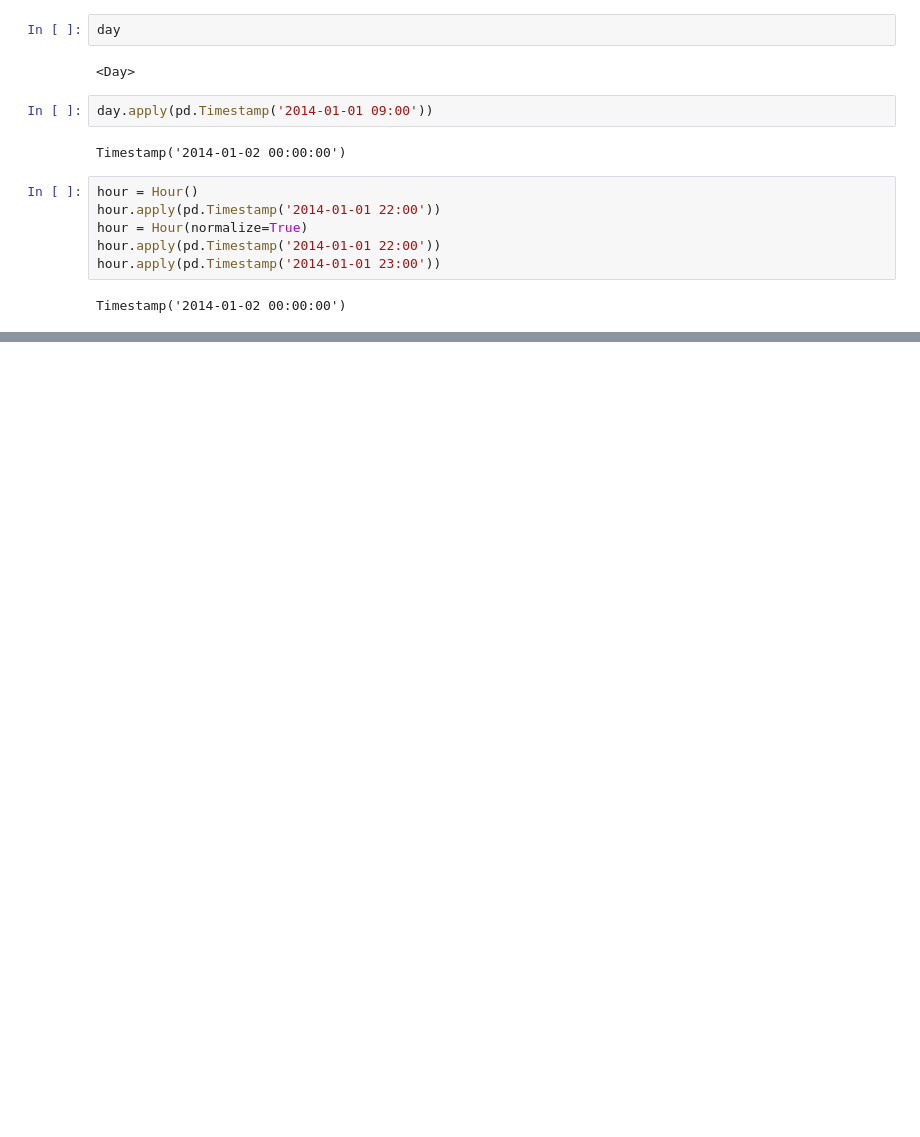
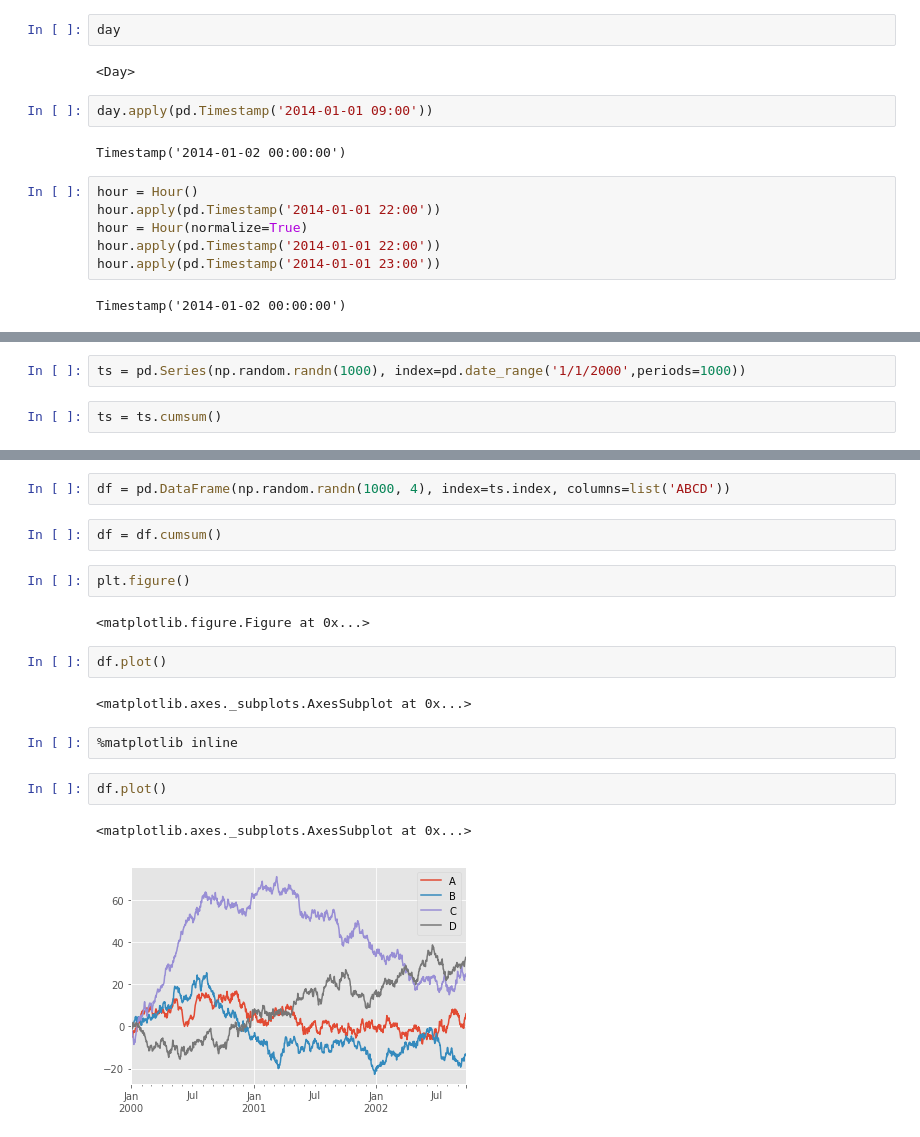
Before and after one commit to miaowjf/MyRepo, a Jupyter notebook: 学习笔记/Pandas/Untitled1.ipynb, the cells around one changed output, grey strips where cells are left out. Saved outputs shown, nothing was run; the diff lists cells and outputs as text; blank space fills up the shorter version.

```diff
--- a/学习笔记/Pandas/Untitled1.ipynb
+++ b/学习笔记/Pandas/Untitled1.ipynb
@@ -245,0 +311,4 @@ Timestamp('2014-01-02 00:00:00')
+# %%
+ts = pd.Series(np.random.randn(1000), index=pd.date_range('1/1/2000',periods=1000))
+# %%
+ts = ts.cumsum()
@@ -245,0 +325,19 @@ Timestamp('2014-01-02 00:00:00')
+# %%
+df = pd.DataFrame(np.random.randn(1000, 4), index=ts.index, columns=list('ABCD'))
+# %%
+df = df.cumsum()
+# %%
+plt.figure()
+# %% [output]
+<matplotlib.figure.Figure at 0x...>
+# %%
+df.plot()
+# %% [output]
+<matplotlib.axes._subplots.AxesSubplot at 0x...>
+# %%
+%matplotlib inline
+# %%
+df.plot()
+# %% [output]
+<matplotlib.axes._subplots.AxesSubplot at 0x...>
+[figure, added]
```
Also changed, not shown: parts of 18 cells of this notebook, 1 other file.
